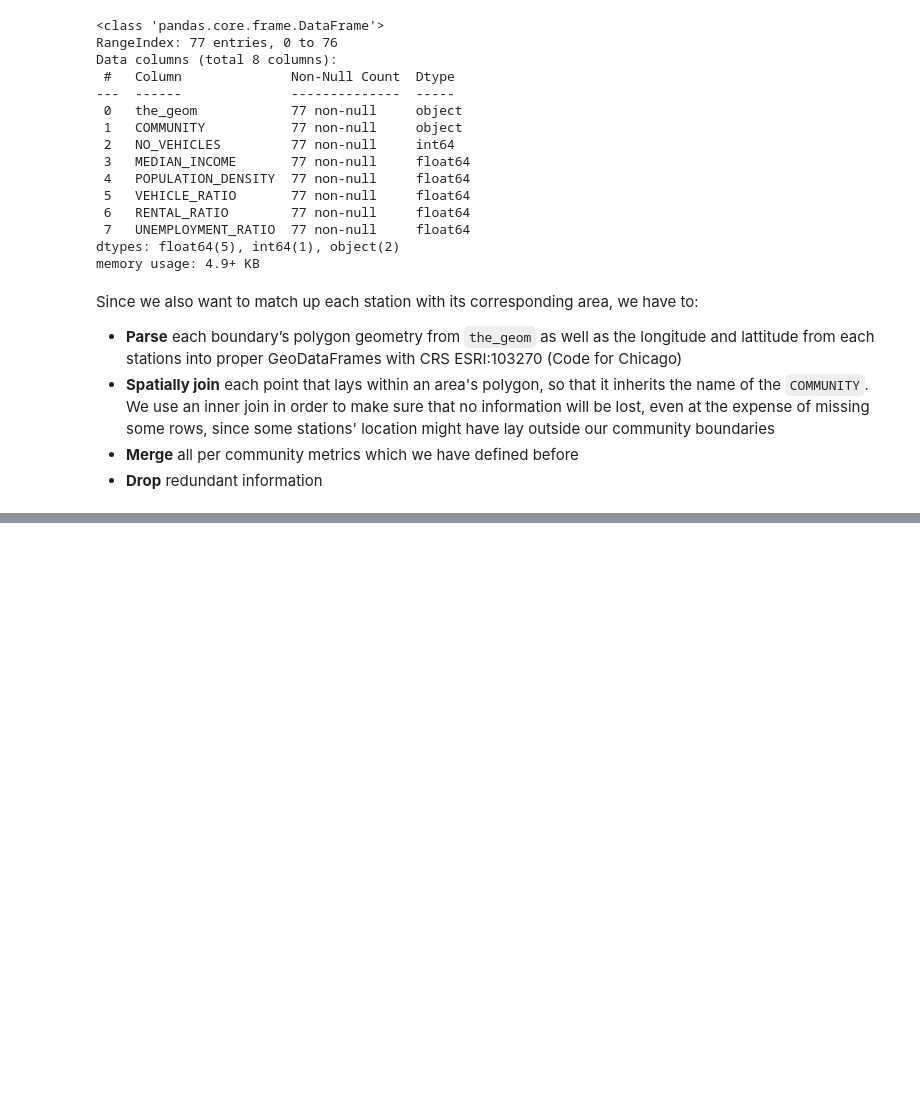
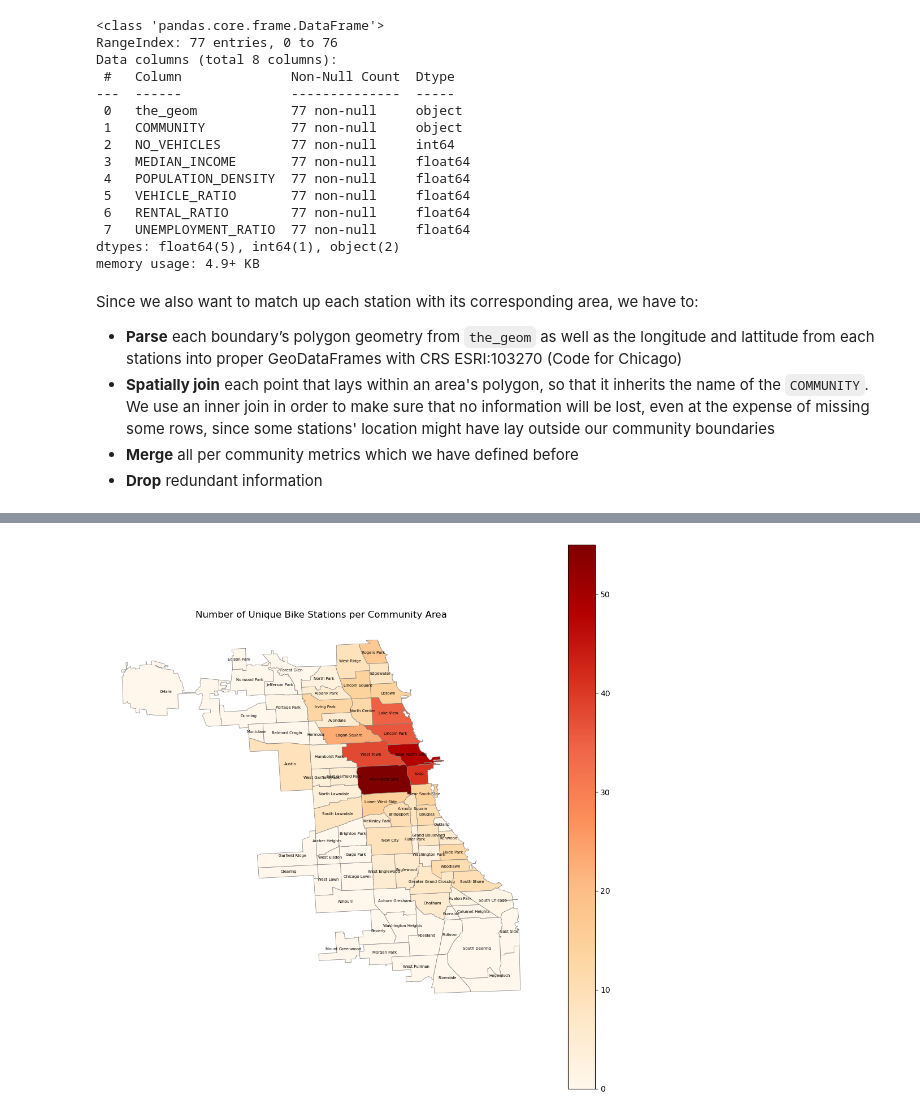
Before and after one commit to kbui-03/ChicagoBikeProject, a Jupyter notebook: Geographical_Data.ipynb, the cells around one changed output, grey strips where cells are left out. Saved outputs shown, nothing was run; the diff lists cells and outputs as text; code cells hidden in the pictures; blank space fills up the shorter version.

```diff
--- a/Geographical_Data.ipynb
+++ b/Geographical_Data.ipynb
@@ -179,0 +225,45 @@ bike_community = bike_community.merge(
+# %%
+# project boundaries to Web-Mercator
+boundaries_plot = boundaries_gdf.to_crs(epsg=3857)
+
+# add station counts
+boundaries_plot['station_counts'] = (
+    boundaries_plot['COMMUNITY']
+      .map(station_counts)
+      .fillna(0)
+      .astype(int)
+)
+
+# compute centroids for labeling
+centroids = boundaries_plot.geometry.centroid
+boundaries_plot['centroid_x'] = centroids.x
+boundaries_plot['centroid_y'] = centroids.y
+
+# plot choropleth
+fig, ax = plt.subplots(figsize=(10, 10))
+boundaries_plot.plot(
+    column='station_counts',
+    cmap='OrRd',
+    linewidth=0.5,
+    edgecolor='gray',
+    legend=True,
+    ax=ax
+)
+
+# add community labels
+for _, row in boundaries_plot.iterrows():
+    ax.text(
+        row.centroid_x,
+        row.centroid_y,
+        row.COMMUNITY,
+        fontsize=5,
+        ha='center',
+        va='center'
+    )
+
+ax.set_axis_off()
+plt.title('Number of Unique Bike Stations per Community Area')
+plt.tight_layout()
+plt.show()
+# %% [output]
+[figure, added]
```
Also changed, not shown: parts of 7 cells of this notebook.
